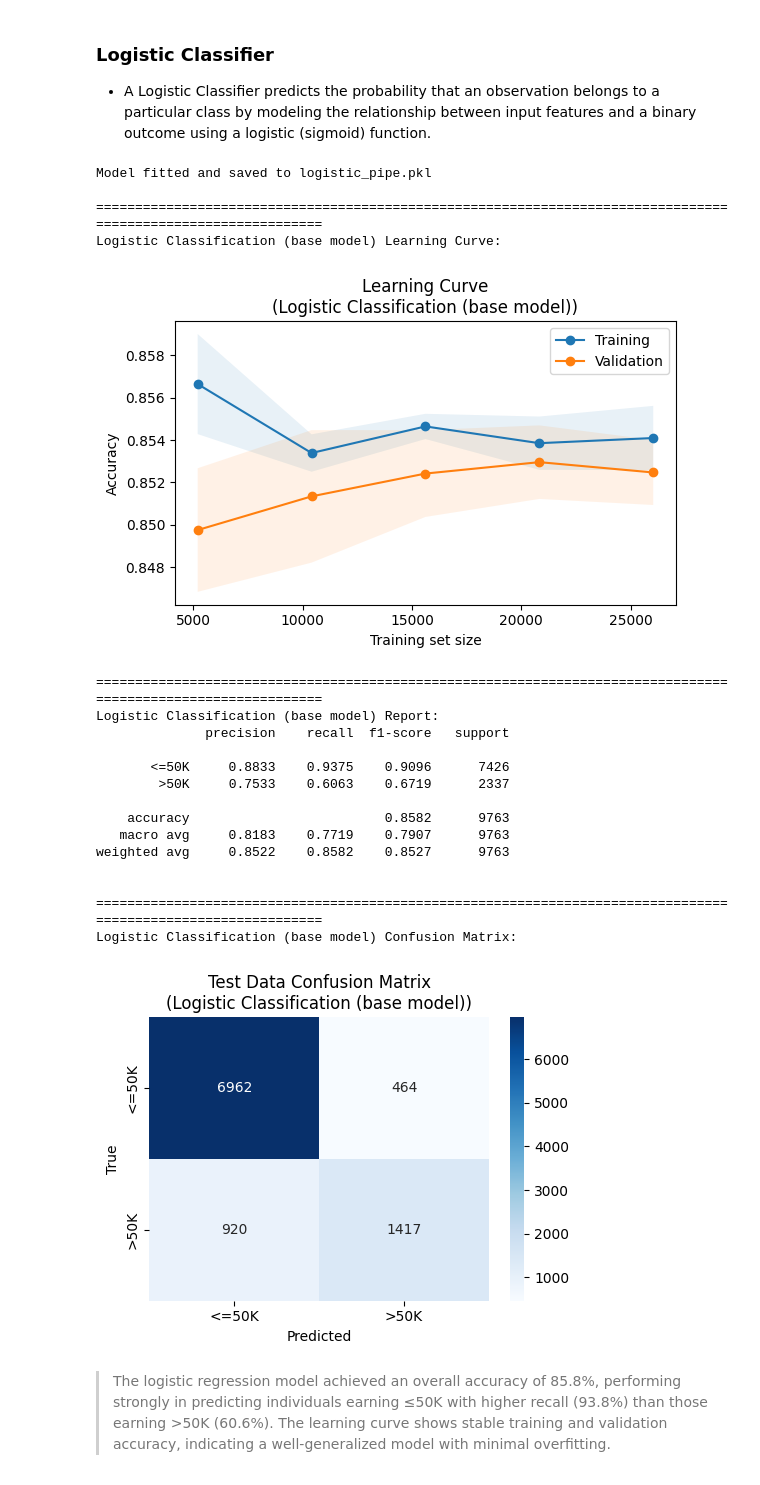
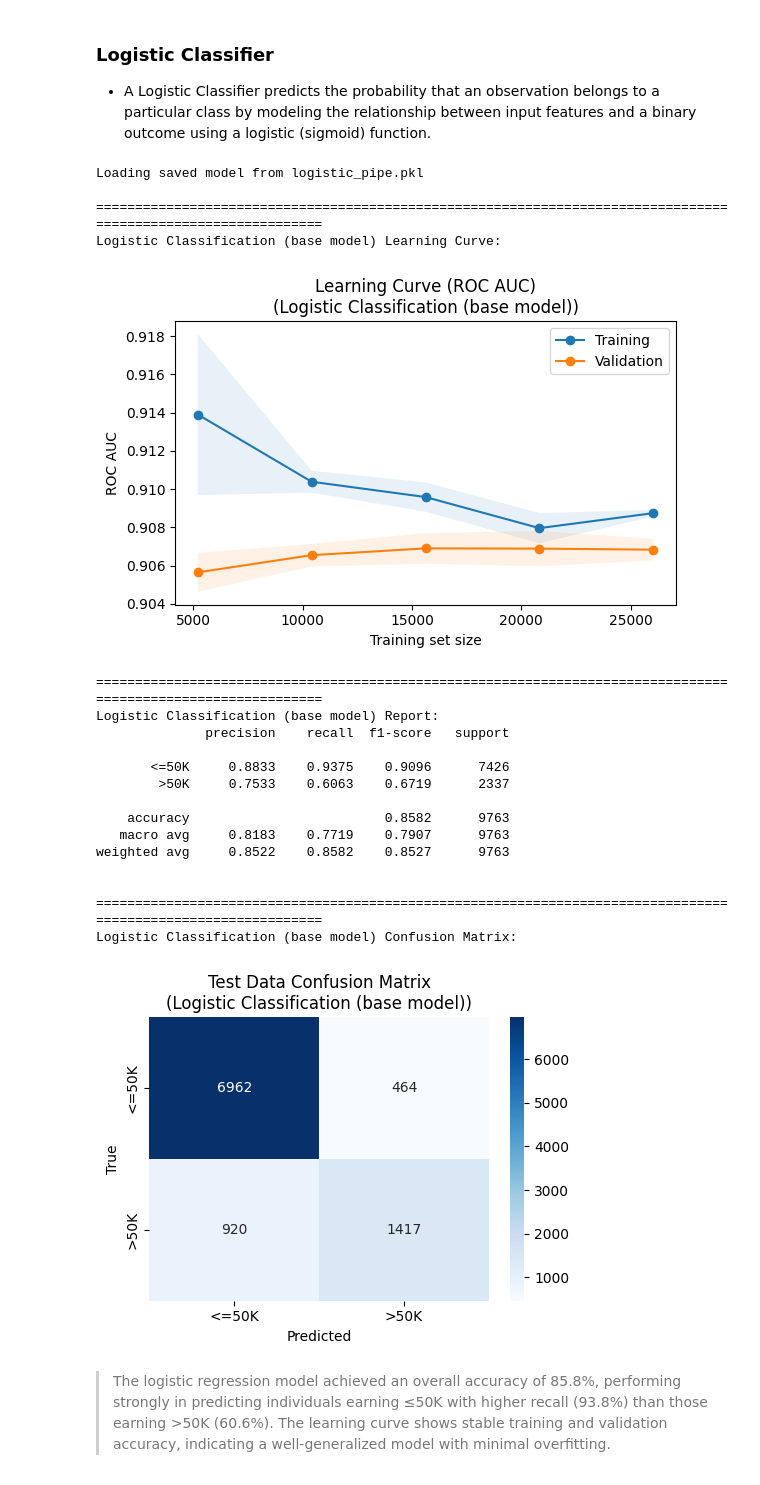
Before and after one commit to ryan-bulger/5509-Final-Project, a Jupyter notebook: 5509_income_modeling.ipynb, the cells around one changed output. Saved outputs shown, nothing was run; the diff lists cells and outputs as text; code cells hidden in the pictures.

```diff
--- a/5509_income_modeling.ipynb
+++ b/5509_income_modeling.ipynb
@@ -43,8 +43,8 @@ for col in df.select_dtypes(include=['int64']).columns:
 # Instantiate an empty dataframe that will be used to store each models precision, recall, and F1 scores by target category
 model_results_df = pd.DataFrame([])
 
-# Instantiate an empty dataframe that will be used to store each models accuracy
-model_accuracy_df = pd.DataFrame([])
+# Instantiate an empty dataframe that will be used to store each models AUC
+model_roc_auc_df = pd.DataFrame([])
 
 # Define column types
 categorical_columns = [
@@ -158,7 +158,7 @@ def plot_learning_curve(estimator, X, y, clf_type):
         X=X,
         y=y,
         cv=StratifiedKFold(n_splits=3, shuffle=True, random_state=42),
-        scoring='accuracy',
+        scoring='roc_auc',
         n_jobs=-1,
         train_sizes=np.linspace(0.2, 1.0, 5),
         shuffle=True,
@@ -174,14 +174,14 @@ def plot_learning_curve(estimator, X, y, clf_type):
     plt.fill_between(train_sizes, train_mean - train_std, train_mean + train_std, alpha=0.1)
     plt.fill_between(train_sizes, val_mean - val_std, val_mean + val_std, alpha=0.1)
     plt.xlabel('Training set size')
-    plt.ylabel('Accuracy')
-    plt.title(f'Learning Curve\n({clf_type})')
+    plt.ylabel('ROC AUC')
+    plt.title(f'Learning Curve (ROC AUC)\n({clf_type})')
     plt.legend(loc='best')
     plt.tight_layout()
     plt.show()
 
 # Function to output the classification report and confusion matrix for a given model
-def create_classification_output(y_test, y_pred, clf_type):
+def create_classification_output(pipe, y_test, y_pred, clf_type):
     # Create classification report
     print('\n' + '=' * 110)
     print(f'{clf_type} Report:\n{classification_report(y_test, y_pred, digits=4)}')
@@ -196,13 +196,18 @@ def create_classification_output(y_test, y_pred, clf_type):
     global model_results_df
     model_results_df = pd.concat([model_results_df, temp_result_df])
 
-    # Append model accuracy to the model_accuracy_df
-    temp_accuracy_df = pd.DataFrame.from_dict(
-        {clf_type:report['accuracy']},
-        orient='index',
-        columns=['accuracy']).reset_index(names='model')
-    global model_accuracy_df
-    model_accuracy_df = pd.concat([model_accuracy_df, temp_accuracy_df])
+    # Append model roc_auc to the model_roc_auc_df
+    if hasattr(pipe, 'predict_proba'):
+        y_score = pipe.predict_proba(X_test)[:, 1]
+    else:
+        y_score = pipe.decision_function(X_test)
+    temp_roc_auc_df = pd.DataFrame.from_dict(
+            {clf_type:roc_auc_score(y_test, y_score)},
+            orient='index',
+            columns=['roc_auc']
+        ).reset_index(names='model')
+    global model_roc_auc_df
+    model_roc_auc_df = pd.concat([model_roc_auc_df, temp_roc_auc_df])
 
     # Plot confusion matrix
     print('\n' + '=' * 110)
@@ -227,9 +232,7 @@ def make_roc_curves(X_test, y_test, models):
             y_score = model.predict_proba(X_test)[:, 1]
         else:
             y_score = model.decision_function(X_test)
-
-        auc = roc_auc_score(y_test, y_score)
-        aucs[name] = auc
+        aucs[name] = roc_auc_score(y_test, y_score)
         disp = RocCurveDisplay.from_predictions(y_test, y_score, name=name, ax=ax1, pos_label='>50K')
         colors[name] = disp.line_.get_color()
 
@@ -238,7 +241,7 @@ def make_roc_curves(X_test, y_test, models):
     ax1.set_title('ROC Curves')
     ax1.legend(loc='upper center', bbox_to_anchor=(0.5, -0.15), ncol=1, frameon=False, fontsize=9)
 
-    # AUC Sumamry Chart
+    # AUC Summary Chart
     names, scores = zip(*sorted(aucs.items(), key=lambda kv: kv[1], reverse=True))
     bar_colors = [colors[n] for n in names]
     bars = ax2.bar(range(len(names)), scores, color=bar_colors)
@@ -248,7 +251,6 @@ def make_roc_curves(X_test, y_test, models):
     for rect, s in zip(bars, scores):
         ax2.text(rect.get_x() + rect.get_width()/2.0, rect.get_height() + 0.005, f'{s:.3f}',
                  ha='center', va='bottom', fontsize=9)
-
     fig.tight_layout(); fig.subplots_adjust(bottom=0.25)
     plt.show()
 
@@ -293,30 +295,30 @@ def best_params_for(results, name):
 # %%
 # Define classifier type
 clf_type = 'Logistic Classification (base model)'
 
 # Create logistic classifier pipeline instance
 logistic_pipe = SkPipeline(steps=[
     ('preprocessor', preprocessor_transformer),
     ('classifier', LogisticRegression(max_iter=2000, n_jobs=-1, random_state=42))
 ])
 
 # Fit model
 logistic_pipe = fit_model(logistic_pipe, X_train, y_train, 'logistic_pipe.pkl')
 
 # Plot learning curve
 plot_learning_curve(logistic_pipe, X_train, y_train, clf_type)
 
 # Predict y_test
 y_pred = logistic_pipe.predict(X_test)
 
 # Create classification output
-create_classification_output(y_test, y_pred, clf_type)
+create_classification_output(logistic_pipe, y_test, y_pred, clf_type)
 # %% [output]
-Model fitted and saved to logistic_pipe.pkl
+Loading saved model from logistic_pipe.pkl
 
 ==============================================================================================================
 Logistic Classification (base model) Learning Curve:
-[figure, old version]
+[figure, new version]
 ==============================================================================================================
 Logistic Classification (base model) Report:
               precision    recall  f1-score   support
```
Also changed, not shown: parts of 17 cells of this notebook, 1 other file.
